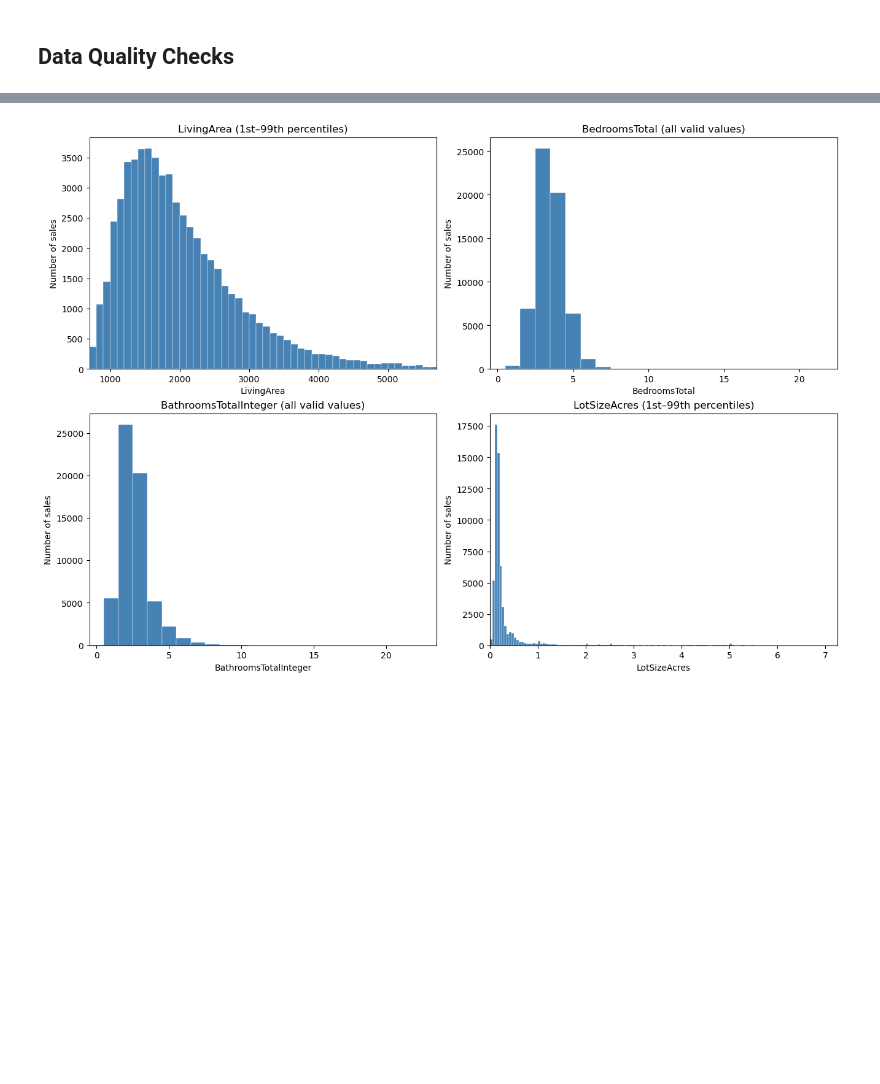
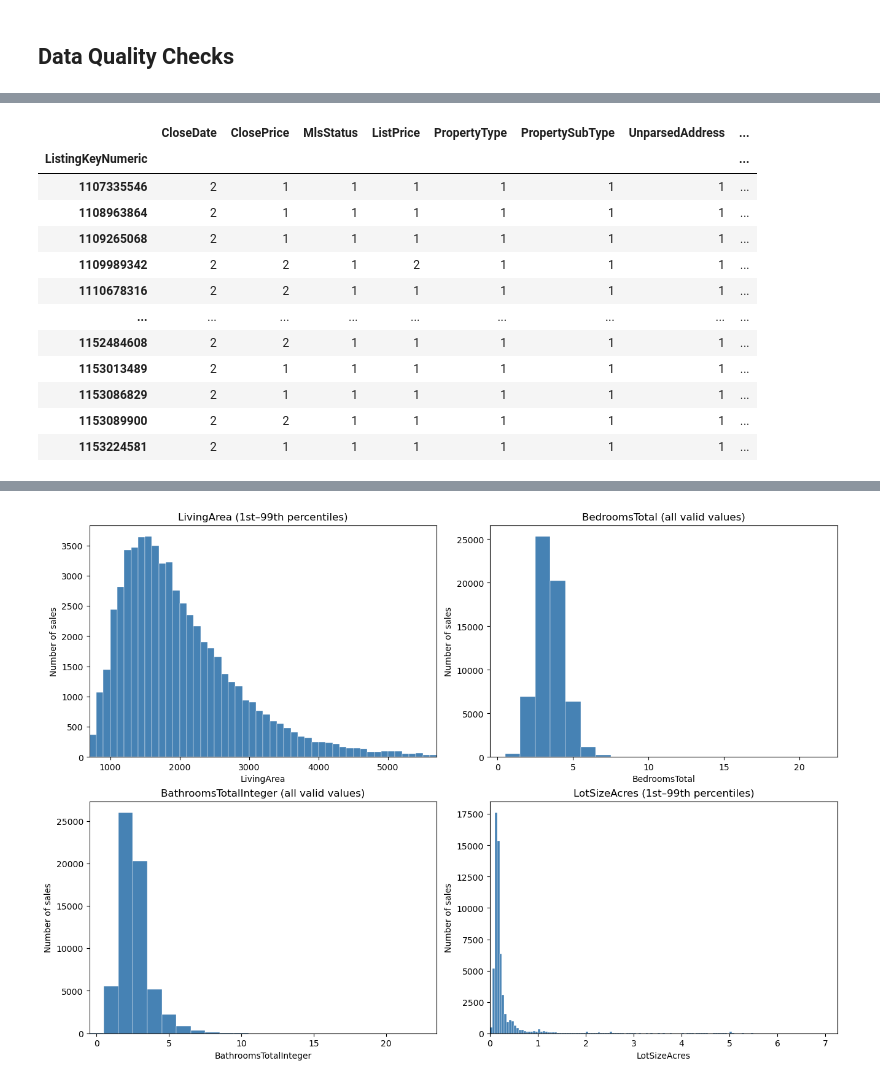
Before and after one commit to dairalmerino/IDX-Exchange-Data-Science, a Jupyter notebook: notebooks/01_exploration.ipynb, the cells around one changed output, grey strips where cells are left out. Saved outputs shown, nothing was run; the diff lists cells and outputs as text; code cells hidden in the pictures; blank space fills up the shorter version.

```diff
--- a/notebooks/01_exploration.ipynb
+++ b/notebooks/01_exploration.ipynb
@@ -162,0 +264,82 @@ After applying log transformation, we can see that the distribution of ClosePric
+# %%
+# Check repeated listing keys across the complete imported dataset.
+import pandas as pd
+from IPython.display import display
+
+key_column = "ListingKeyNumeric"
+comparison_fields = [
+    "CloseDate", "ClosePrice", "MlsStatus", "ListPrice", "PropertyType",
+    "PropertySubType", "UnparsedAddress", "City", "PostalCode",
+]
+required_columns = [key_column, "source_file", *comparison_fields]
+missing_columns = [column for column in required_columns if column not in df_all.columns]
+if missing_columns:
+    raise KeyError(f"Duplicate checks require these missing columns: {missing_columns}")
+
+# Missing keys are reported separately; they do not identify a shared listing.
+valid_keys = df_all[key_column].notna()
+duplicate_mask = valid_keys & df_all.duplicated(key_column, keep=False)
+duplicate_rows_full = df_all.loc[duplicate_mask].sort_values(
+    [key_column, "source_file"], kind="stable"
+)
+duplicate_comparison = duplicate_rows_full[[key_column, "source_file", *comparison_fields]]
+groups = duplicate_rows_full.groupby(key_column, sort=True)
+
+# Count missing values as a distinct value so missing versus populated is detected.
+duplicate_field_counts = groups[comparison_fields].nunique(dropna=False)
+duplicate_summary = groups.size().rename("row_count").to_frame()
+duplicate_summary["file_count"] = groups["source_file"].nunique(dropna=False)
+duplicate_summary["source_files"] = groups["source_file"].agg(
+    lambda values: sorted(values.dropna().unique().tolist())
+)
+duplicate_summary["spans_files"] = duplicate_summary["file_count"].gt(1)
+duplicate_summary["differing_fields"] = duplicate_field_counts.apply(
+    lambda row: row.index[row.gt(1)].tolist(), axis=1
+)
+duplicate_summary["important_fields_differ"] = duplicate_field_counts.gt(1).any(axis=1)
+
+# Exact matches compare ALL imported fields, excluding source-file provenance.
+record_columns = [column for column in df_all.columns if column != "source_file"]
+unique_records = duplicate_rows_full.drop_duplicates(subset=record_columns)
+duplicate_summary["distinct_full_records"] = (
+    unique_records.groupby(key_column).size().reindex(duplicate_summary.index)
+)
+duplicate_summary["all_fields_identical"] = duplicate_summary["distinct_full_records"].eq(1)
+
+print(f"Total imported rows: {len(df_all):,}")
+print(f"Rows with missing listing keys (excluded from key checks): {(~valid_keys).sum():,}")
+print(f"Listing keys shared by multiple rows: {len(duplicate_summary):,}")
+print(f"Rows belonging to repeated listing keys: {len(duplicate_rows_full):,}")
+print(f"Extra rows beyond one per repeated key: {len(duplicate_rows_full) - len(duplicate_summary):,}")
+print(f"Repeated listing keys spanning files: {duplicate_summary['spans_files'].sum():,}")
+print(f"Repeated keys with identical records across all fields: {duplicate_summary['all_fields_identical'].sum():,}")
+print(f"Repeated keys with differences in selected important fields: {duplicate_summary['important_fields_differ'].sum():,}")
+print(f"Exact repeated rows beyond the first (ignoring source_file): {len(duplicate_rows_full) - len(unique_records):,}")
+
+if duplicate_rows_full.empty:
+    print("No repeated non-missing listing keys found.")
+else:
+    print("Summary per repeated listing key:")
+    display(duplicate_summary)
+    print("Distinct values per important field (>1 indicates a difference):")
+    display(duplicate_field_counts)
+    print("Comparison rows (all duplicated rows are saved in duplicate_rows_full):")
+    display(duplicate_comparison)
+
+    # Show one differing key and one exact-repeat key when available.
+    example_keys = []
+    for condition in [
+        duplicate_summary["important_fields_differ"],
+        duplicate_summary["all_fields_identical"],
+    ]:
+        candidates = duplicate_summary.index[condition]
+        if len(candidates):
+            example_keys.append(candidates[0])
+    if not example_keys:
+        example_keys = [duplicate_summary.index[0]]
+    for listing_key in dict.fromkeys(example_keys):
+        changed = duplicate_summary.at[listing_key, "differing_fields"]
+        print(f"Example key {listing_key}; differing important fields: {changed or 'none'}")
+        with pd.option_context("display.max_columns", None, "display.max_colwidth", 80):
+            display(duplicate_comparison.loc[duplicate_comparison[key_column].eq(listing_key)])
+# %% [output]
@@ -162,0 +371,13 @@ After applying log transformation, we can see that the distribution of ClosePric
+|  | CloseDate | ClosePrice | MlsStatus | ListPrice | PropertyType | PropertySubType | UnparsedAddress | ... |
+| ListingKeyNumeric |  |  |  |  |  |  |  | ... |
+| 1107335546 | 2 | 1 | 1 | 1 | 1 | 1 | 1 | ... |
+| 1108963864 | 2 | 1 | 1 | 1 | 1 | 1 | 1 | ... |
+| 1109265068 | 2 | 1 | 1 | 1 | 1 | 1 | 1 | ... |
+| 1109989342 | 2 | 2 | 1 | 2 | 1 | 1 | 1 | ... |
+| 1110678316 | 2 | 2 | 1 | 1 | 1 | 1 | 1 | ... |
+| ... | ... | ... | ... | ... | ... | ... | ... | ... |
+| 1152484608 | 2 | 2 | 1 | 1 | 1 | 1 | 1 | ... |
+| 1153013489 | 2 | 1 | 1 | 1 | 1 | 1 | 1 | ... |
+| 1153086829 | 2 | 1 | 1 | 1 | 1 | 1 | 1 | ... |
+| 1153089900 | 2 | 2 | 1 | 1 | 1 | 1 | 1 | ... |
+| 1153224581 | 2 | 1 | 1 | 1 | 1 | 1 | 1 | ... |
```
Also changed, not shown: parts of 14 cells of this notebook, 1 other file.
